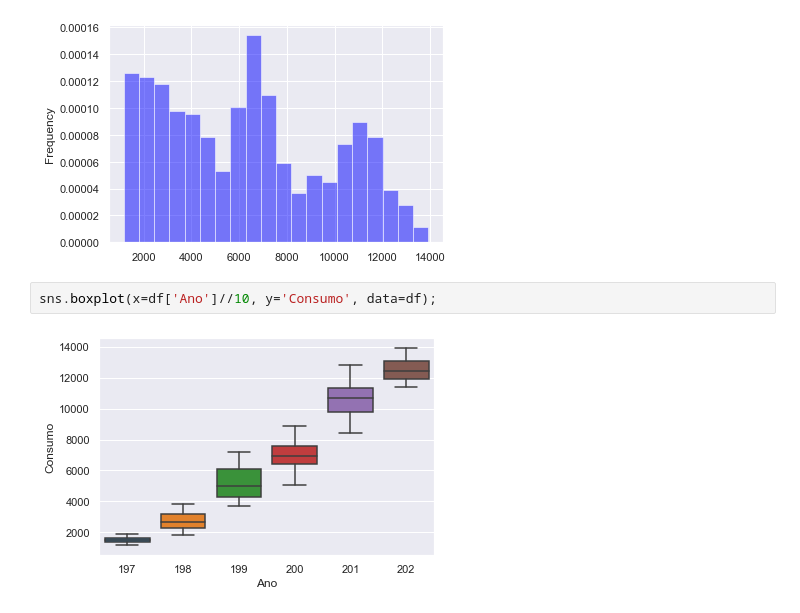
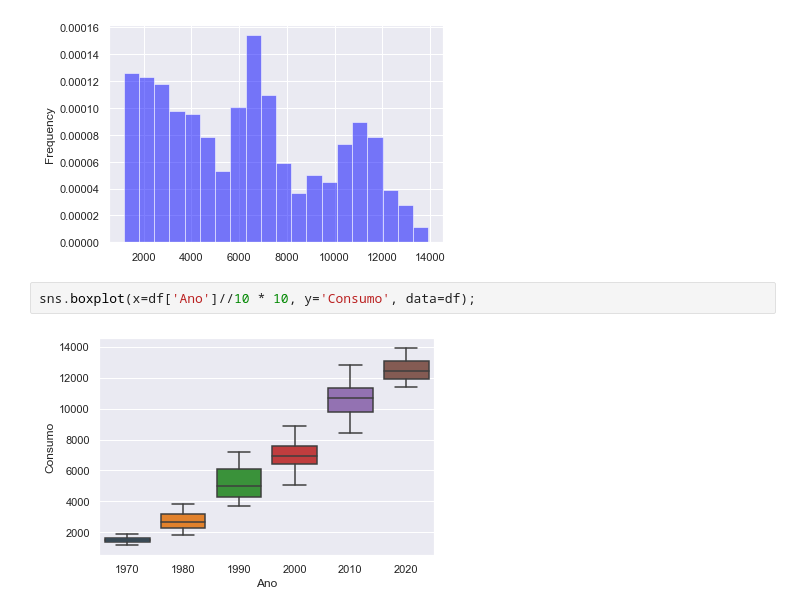
Before and after one commit to kccas35/Data-projeto-6, a Jupyter notebook: data/projeto6teste1.ipynb, the cells around one changed output. Drawn from its saved outputs; the diff is of its cells as text.

```diff
--- a/data/projeto6teste1.ipynb
+++ b/data/projeto6teste1.ipynb
@@ -97,6 +97,6 @@ df['Consumo'].plot(kind='hist', bins=20, density=True, alpha=0.5, color='blue')
 <AxesSubplot:ylabel='Frequency'>
 [figure]
 # %%
-sns.boxplot(x=df['Ano']//10, y='Consumo', data=df);
+sns.boxplot(x=df['Ano']//10 * 10, y='Consumo', data=df);
 # %% [output]
-[figure, old version]
+[figure, new version]
```
Also changed, not shown: parts of 3 cells of this notebook.
